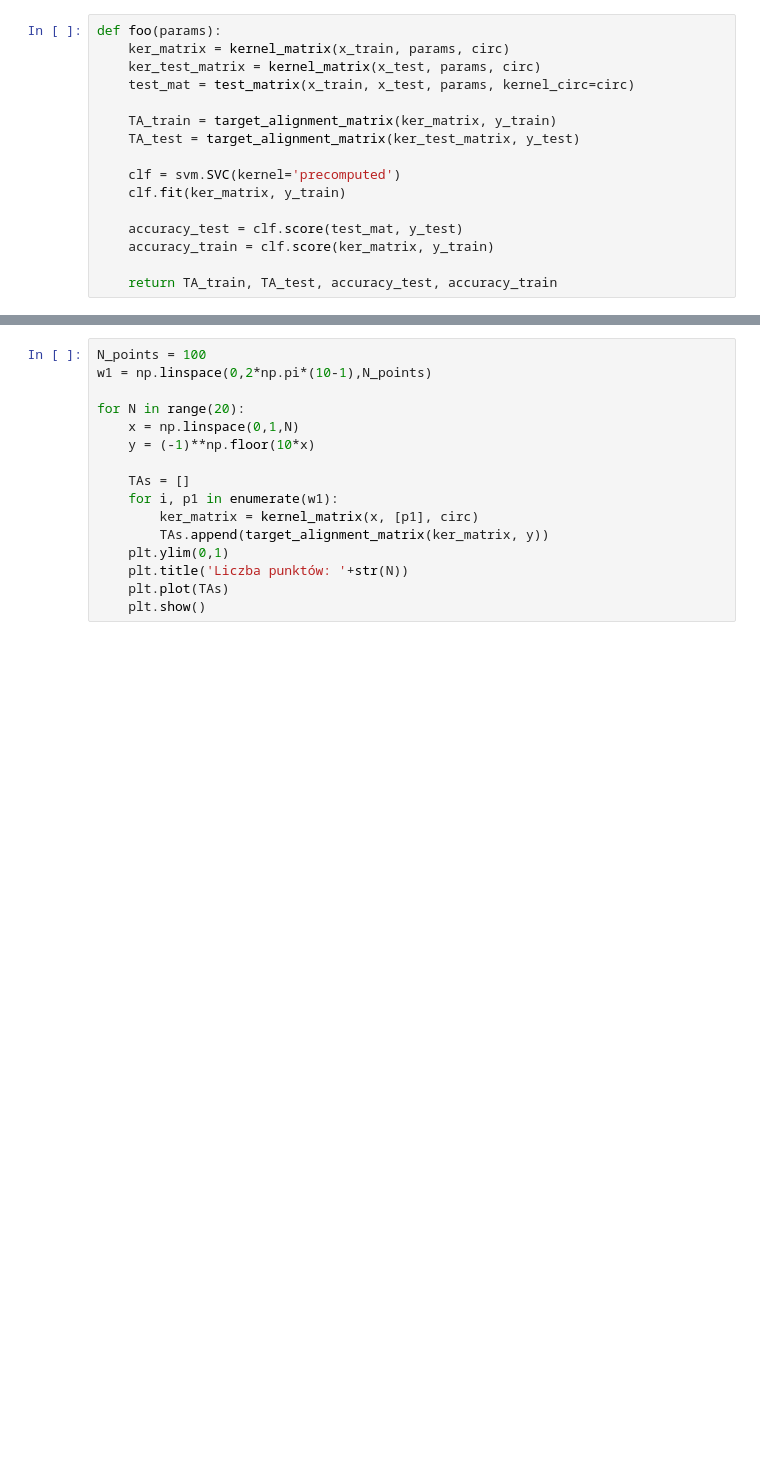
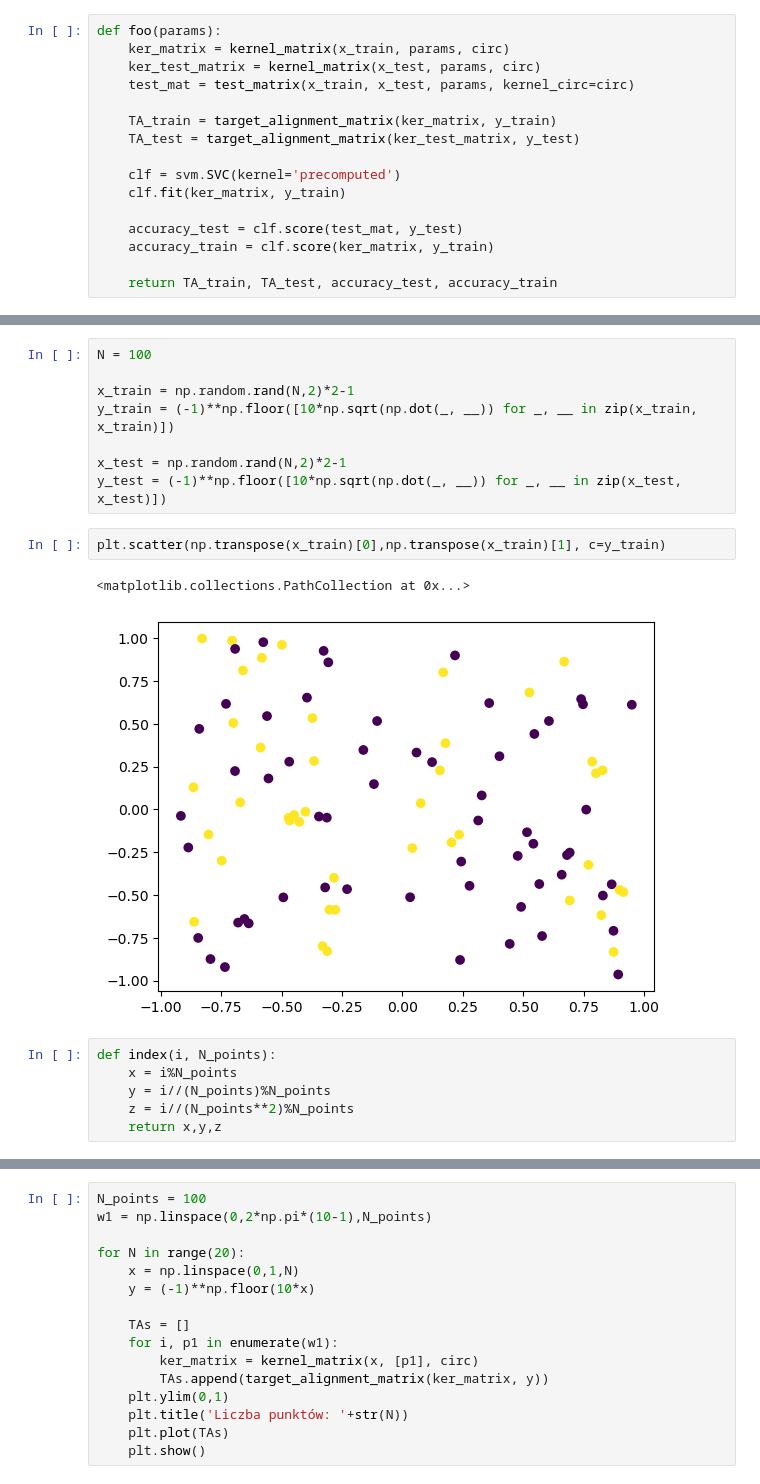
Before and after one commit to Quantum-Cosmos-Lab/quantum_maps_for_beads, a Jupyter notebook: toy_model_different_ansatz.ipynb, the cells around one changed output, grey strips where cells are left out. Saved outputs shown, nothing was run; the diff lists cells and outputs as text; blank space fills up the shorter version.

```diff
--- a/toy_model_different_ansatz.ipynb
+++ b/toy_model_different_ansatz.ipynb
@@ -145,0 +198,19 @@ plt.plot()
+# %%
+N = 100
+
+x_train = np.random.rand(N,2)*2-1
+y_train = (-1)**np.floor([10*np.sqrt(np.dot(_, __)) for _, __ in zip(x_train, x_train)])
+
+x_test = np.random.rand(N,2)*2-1
+y_test = (-1)**np.floor([10*np.sqrt(np.dot(_, __)) for _, __ in zip(x_test, x_test)])
+# %%
+plt.scatter(np.transpose(x_train)[0],np.transpose(x_train)[1], c=y_train)
+# %% [output]
+<matplotlib.collections.PathCollection at 0x...>
+[figure, added]
+# %%
+def index(i, N_points):
+    x = i%N_points
+    y = i//(N_points)%N_points
+    z = i//(N_points**2)%N_points
+    return x,y,z
```
Also changed, not shown: parts of 20 cells of this notebook, 1 other file.
